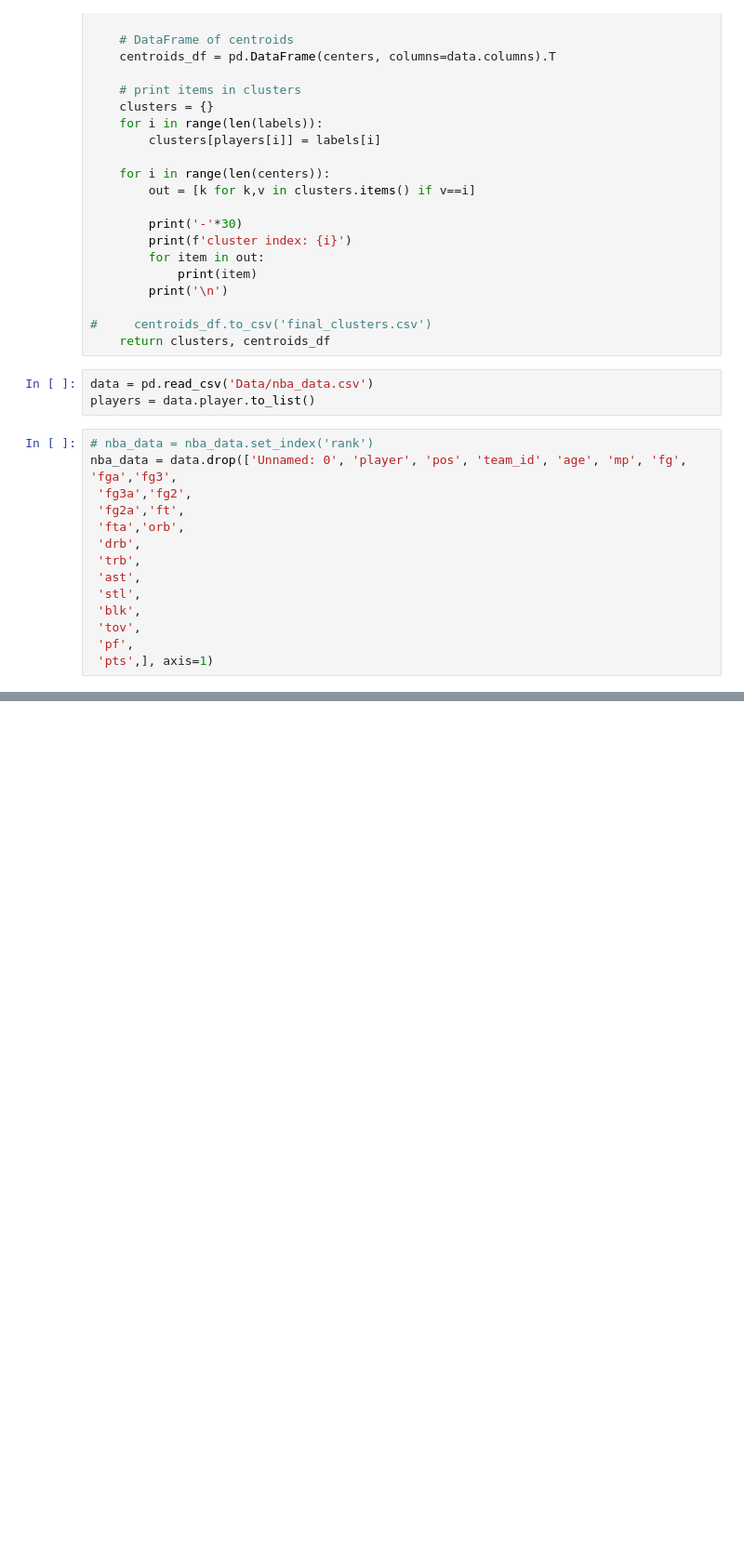
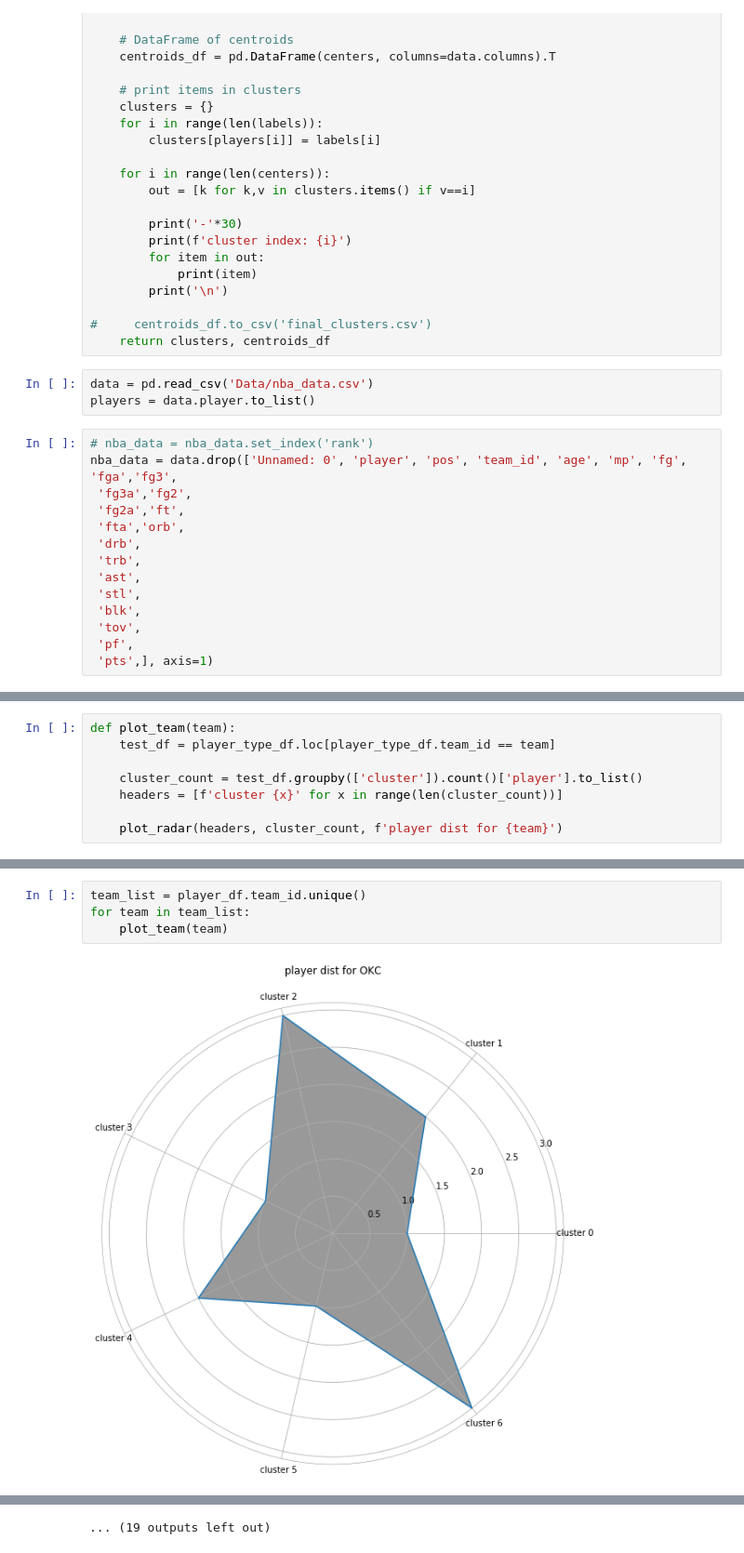
Before and after one commit to phamkdaniel/NBA-Player-Data, a Jupyter notebook: K-Means_final.ipynb, the cells around one changed output, grey strips where cells are left out. Shown at 93% size. Drawn from its saved outputs; the diff is of its cells as text; blank space fills up the shorter version.

```diff
--- a/K-Means_final.ipynb
+++ b/K-Means_final.ipynb
@@ -166,0 +243,8 @@ player_type_df.sort_values(by='team_id')
+# %%
+def plot_team(team):
+    test_df = player_type_df.loc[player_type_df.team_id == team]
+
+    cluster_count = test_df.groupby(['cluster']).count()['player'].to_list()
+    headers = [f'cluster {x}' for x in range(len(cluster_count))]
+
+    plot_radar(headers, cluster_count, f'player dist for {team}')
@@ -166,0 +257,6 @@ player_type_df.sort_values(by='team_id')
+# %%
+team_list = player_df.team_id.unique()
+for team in team_list:
+    plot_team(team)
+# %% [output]
+[figure, added]
@@ -166,0 +274 @@ player_type_df.sort_values(by='team_id')
+... (19 outputs left out)
```
Also changed, not shown: parts of 13 cells of this notebook.
